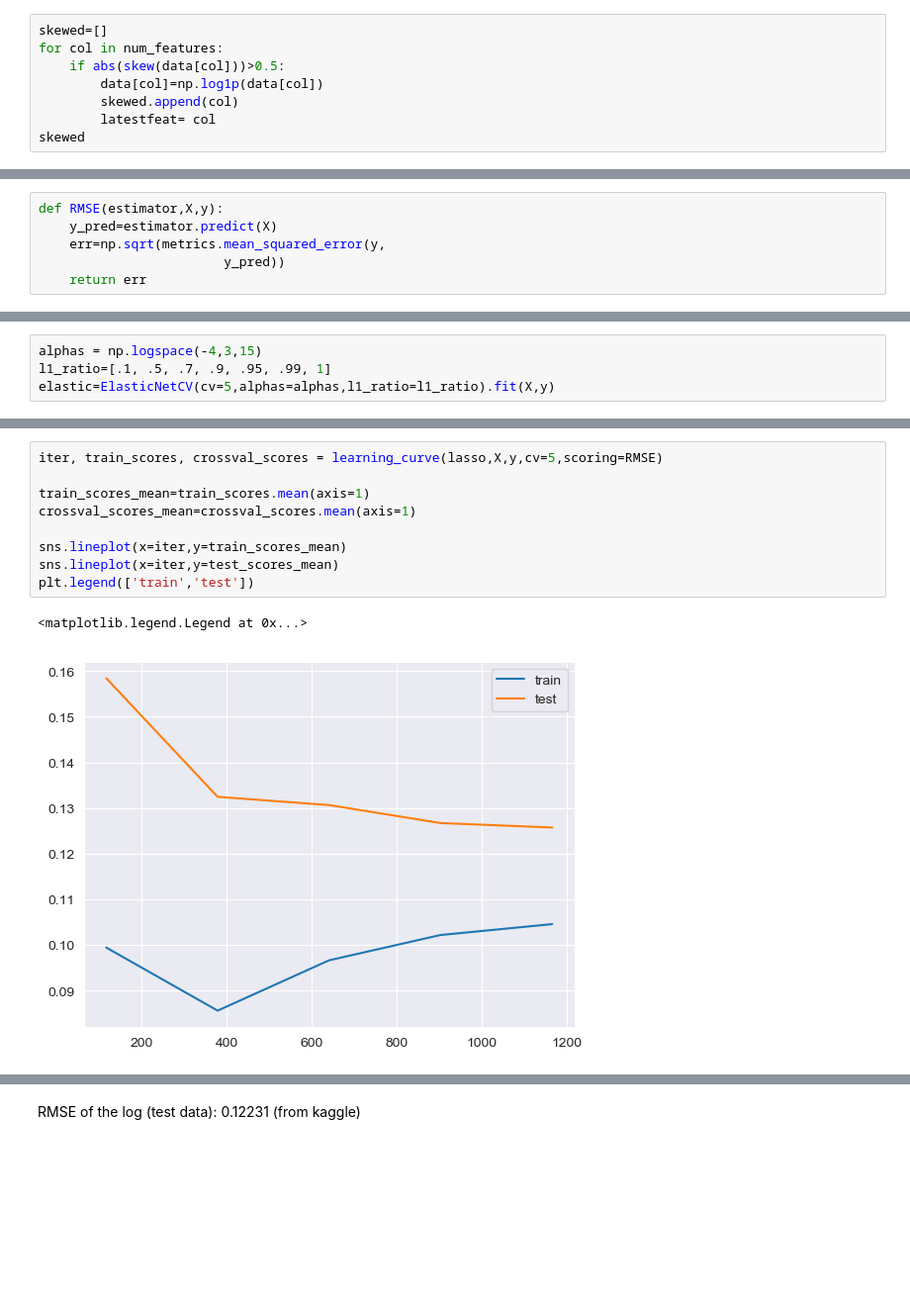
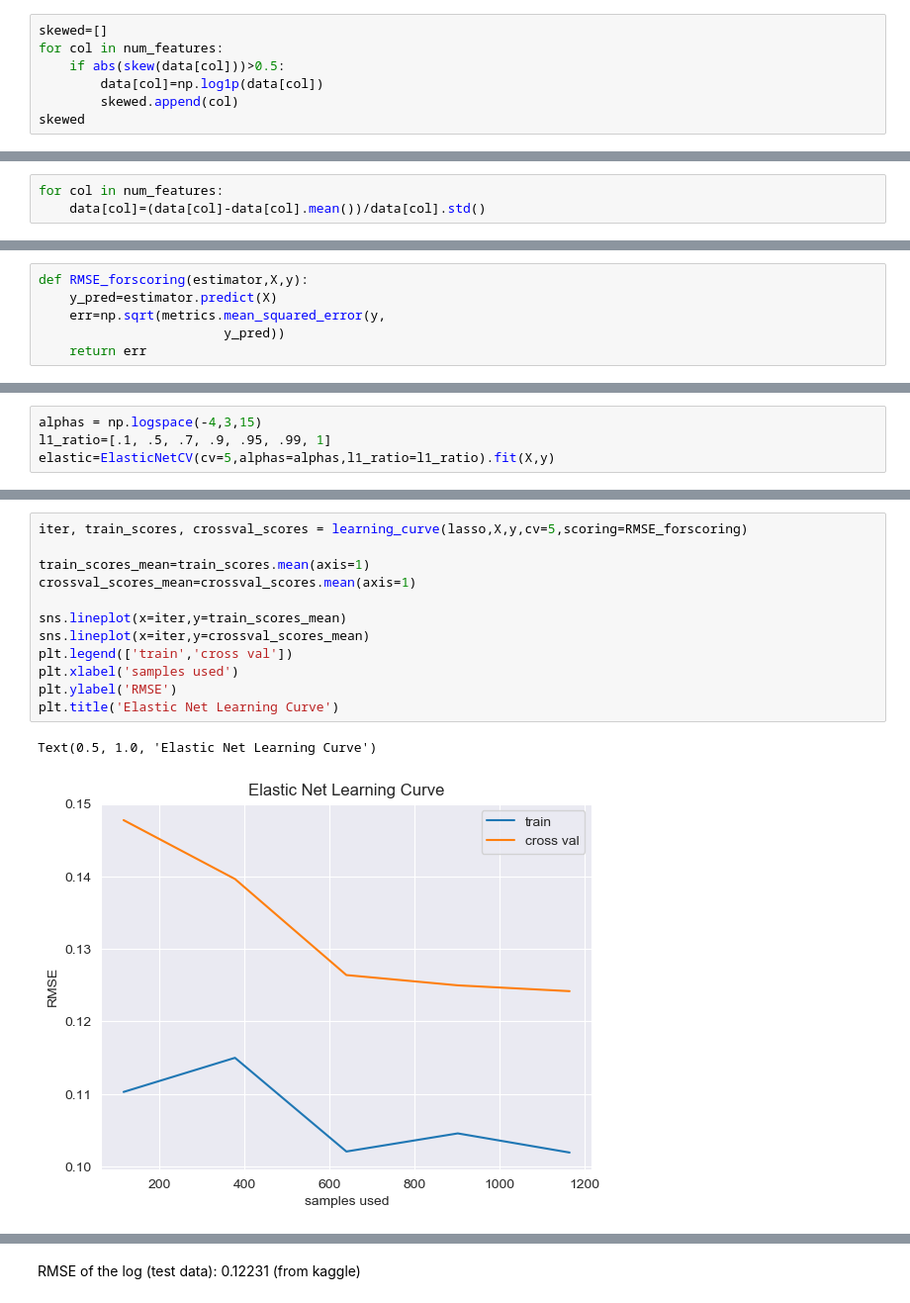
Before and after one commit to MIvanov1216/Ames-housing-prices-analysis, a Jupyter notebook: Housing Prices for Git.ipynb, the cells around one changed output, grey strips where cells are left out. Shown: that part at 99% size. Drawn from its saved outputs; the diff is of its cells as text; blank space fills up the shorter version.

```diff
--- a/Housing Prices for Git.ipynb
+++ b/Housing Prices for Git.ipynb
@@ -350,6 +352,5 @@ for col in num_features:
     if abs(skew(data[col]))>0.5:
         data[col]=np.log1p(data[col])
         skewed.append(col)
-        latestfeat= col
 skewed
 # %% [output]
@@ -381,3 +376,6 @@ len(skewed)
+# %%
+for col in num_features:
+    data[col]=(data[col]-data[col].mean())/data[col].std()
 # %% [markdown]
 # One-hot / get dummies transformation
 # %%
@@ -456,5 +496,5 @@ from sklearn.model_selection import learning_curve
 # %%
-def RMSE(estimator,X,y):
+def RMSE_forscoring(estimator,X,y):
     y_pred=estimator.predict(X)
     err=np.sqrt(metrics.mean_squared_error(y,
                         y_pred))
@@ -544,12 +596,15 @@ RMSE of the log (training data): 0.1040189618465261
 # %%
-iter, train_scores, crossval_scores = learning_curve(lasso,X,y,cv=5,scoring=RMSE)
+iter, train_scores, crossval_scores = learning_curve(lasso,X,y,cv=5,scoring=RMSE_forscoring)
 
 train_scores_mean=train_scores.mean(axis=1)
 crossval_scores_mean=crossval_scores.mean(axis=1)
 
 sns.lineplot(x=iter,y=train_scores_mean)
-sns.lineplot(x=iter,y=test_scores_mean)
-plt.legend(['train','test'])
+sns.lineplot(x=iter,y=crossval_scores_mean)
+plt.legend(['train','cross val'])
+plt.xlabel('samples used')
+plt.ylabel('RMSE')
+plt.title('Elastic Net Learning Curve')
 # %% [output]
-<matplotlib.legend.Legend at 0x...>
+Text(0.5, 1.0, 'Elastic Net Learning Curve')
-[figure, old version]
+[figure, new version]
```
Also changed, not shown: parts of 69 cells of this notebook.
